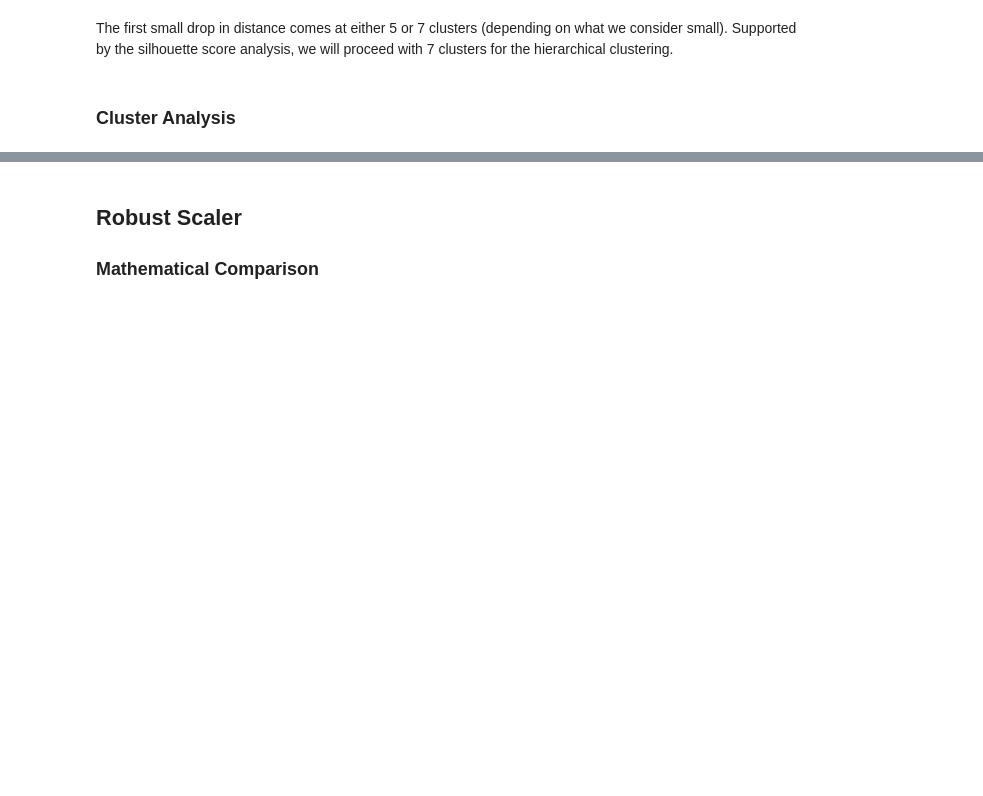
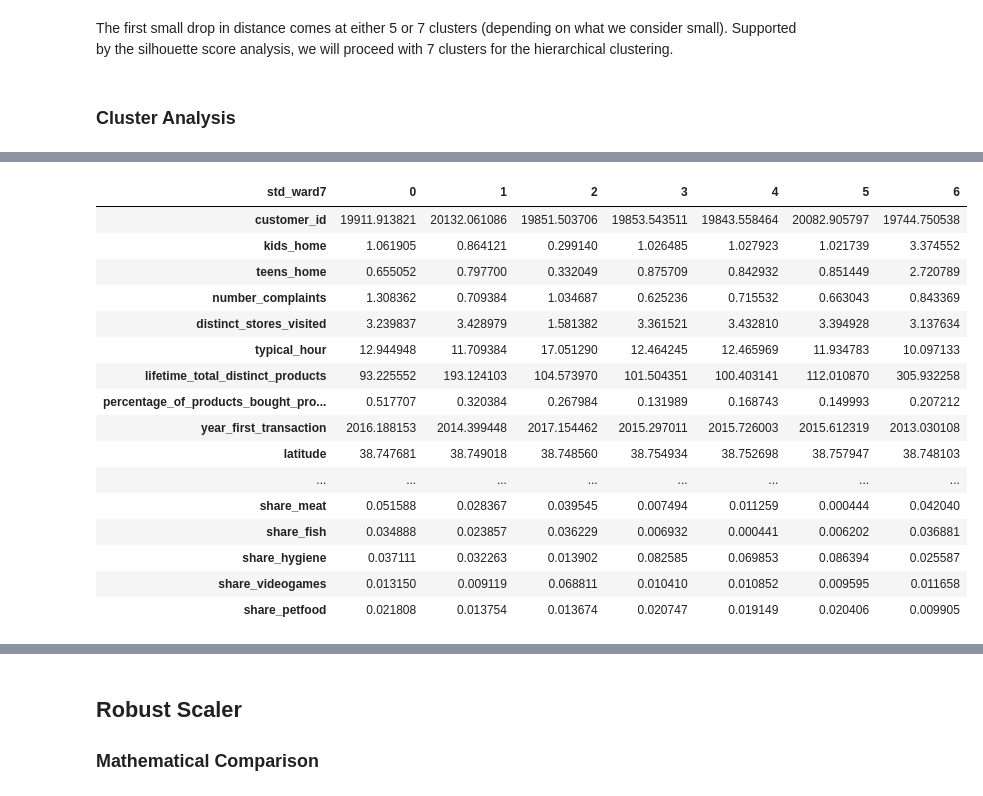
Before and after one commit to lucasvcasimiro-byte/customer_info_ml, a Jupyter notebook: notebooks/segmentation.ipynb, the cells around one changed output, grey strips where cells are left out. Saved outputs shown, nothing was run; the diff lists cells and outputs as text; code cells hidden in the pictures; blank space fills up the shorter version.

```diff
--- a/notebooks/segmentation.ipynb
+++ b/notebooks/segmentation.ipynb
@@ -159,5 +159,5 @@ The first small drop in distance comes at either 5 or 7 clusters (depending on w
 # %% [markdown]
 ### Cluster Analysis
 # %%
-optimal_k_kmeans = 5
-optimal_k_ward = 7
+optimal_k_kmeans_std = 5
+optimal_k_ward_std = 7
@@ -203,0 +194,23 @@ TypeError: profile_clusters() missing 1 required positional argument: 'profile_c
+# %%
+ward_labels_std, ward_model_std = fit_final_hierarchical(clean_std, FEATURE_COLS, n_clusters=optimal_k_ward_std)
+final_std_ward = add_clusters(clean_data, ward_labels_std, cluster_col='std_ward7')
+
+calculate_group_means(final_std_ward, cluster_col='std_ward7')
+# %% [output]
+| std_ward7 | 0 | 1 | 2 | 3 | 4 | 5 | 6 |
+| customer_id | 19911.913821 | 20132.061086 | 19851.503706 | 19853.543511 | 19843.558464 | 20082.905797 | 19744.750538 |
+| kids_home | 1.061905 | 0.864121 | 0.299140 | 1.026485 | 1.027923 | 1.021739 | 3.374552 |
+| teens_home | 0.655052 | 0.797700 | 0.332049 | 0.875709 | 0.842932 | 0.851449 | 2.720789 |
+| number_complaints | 1.308362 | 0.709384 | 1.034687 | 0.625236 | 0.715532 | 0.663043 | 0.843369 |
+| distinct_stores_visited | 3.239837 | 3.428979 | 1.581382 | 3.361521 | 3.432810 | 3.394928 | 3.137634 |
+| typical_hour | 12.944948 | 11.709384 | 17.051290 | 12.464245 | 12.465969 | 11.934783 | 10.097133 |
+| lifetime_total_distinct_products | 93.225552 | 193.124103 | 104.573970 | 101.504351 | 100.403141 | 112.010870 | 305.932258 |
+| percentage_of_products_bought_pro... | 0.517707 | 0.320384 | 0.267984 | 0.131989 | 0.168743 | 0.149993 | 0.207212 |
+| year_first_transaction | 2016.188153 | 2014.399448 | 2017.154462 | 2015.297011 | 2015.726003 | 2015.612319 | 2013.030108 |
+| latitude | 38.747681 | 38.749018 | 38.748560 | 38.754934 | 38.752698 | 38.757947 | 38.748103 |
+| ... | ... | ... | ... | ... | ... | ... | ... |
+| share_meat | 0.051588 | 0.028367 | 0.039545 | 0.007494 | 0.011259 | 0.000444 | 0.042040 |
+| share_fish | 0.034888 | 0.023857 | 0.036229 | 0.006932 | 0.000441 | 0.006202 | 0.036881 |
+| share_hygiene | 0.037111 | 0.032263 | 0.013902 | 0.082585 | 0.069853 | 0.086394 | 0.025587 |
+| share_videogames | 0.013150 | 0.009119 | 0.068811 | 0.010410 | 0.010852 | 0.009595 | 0.011658 |
+| share_petfood | 0.021808 | 0.013754 | 0.013674 | 0.020747 | 0.019149 | 0.020406 | 0.009905 |
```
Also changed, not shown: parts of 11 cells of this notebook, 1 other file.
